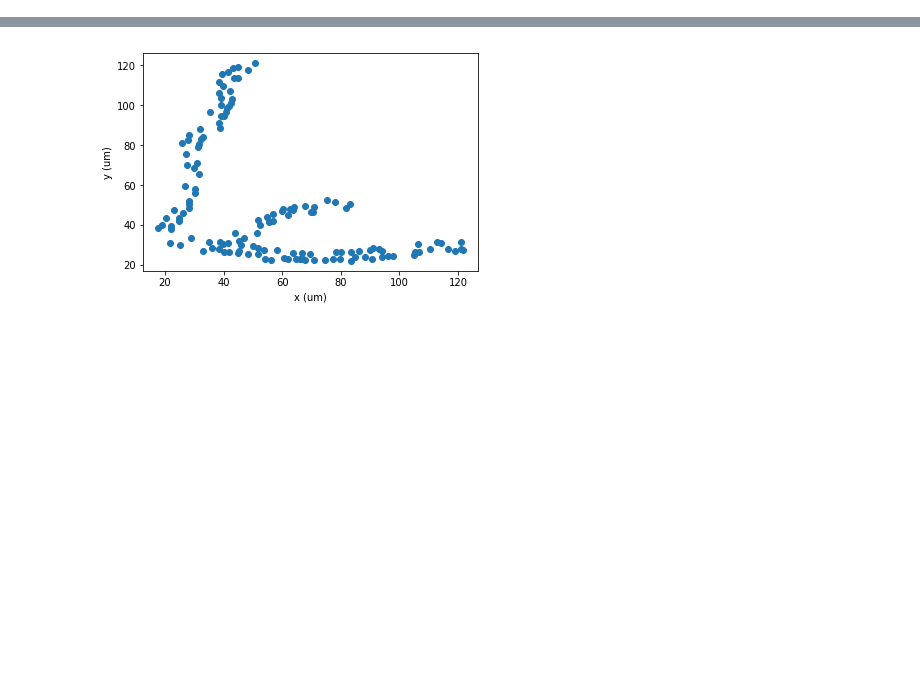
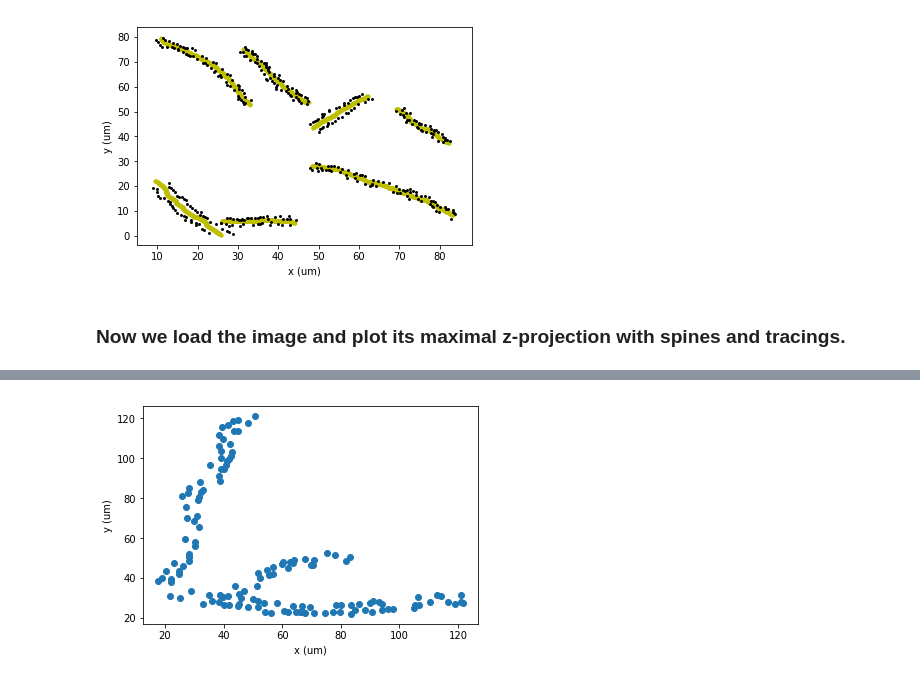
Before and after one commit to cudmore/PyMapManager, a Jupyter notebook: PyMapManager/examples/stack.ipynb, the cells around one changed output, grey strips where cells are left out. Drawn from its saved outputs; the diff is of its cells as text; code cells hidden in the pictures; blank space fills up the shorter version.

```diff
--- a/PyMapManager/examples/stack.ipynb
+++ b/PyMapManager/examples/stack.ipynb
@@ -0,0 +32,18 @@
+# %%
+import matplotlib.pyplot as plt
+from PyMapManager.mmUtil import newplotdict
+
+pdLine = newplotdict()
+
+pdLine = stack.line.getLineValues3(pdLine)
+
+# plot with matplotlib
+plt.scatter(pdLine['x'], pdLine['y'], marker='.', c='y')
+plt.scatter(pd['x'], pd['y'], marker='.', c='k', s=15)
+plt.xlabel('x (um)')
+plt.ylabel('y (um)')
+plt.show()
+# %% [output]
+[figure, added]
+# %% [markdown]
+### Now we load the image and plot its maximal z-projection with spines and tracings.
```
Also changed, not shown: parts of 15 cells of this notebook, 16 other files.
